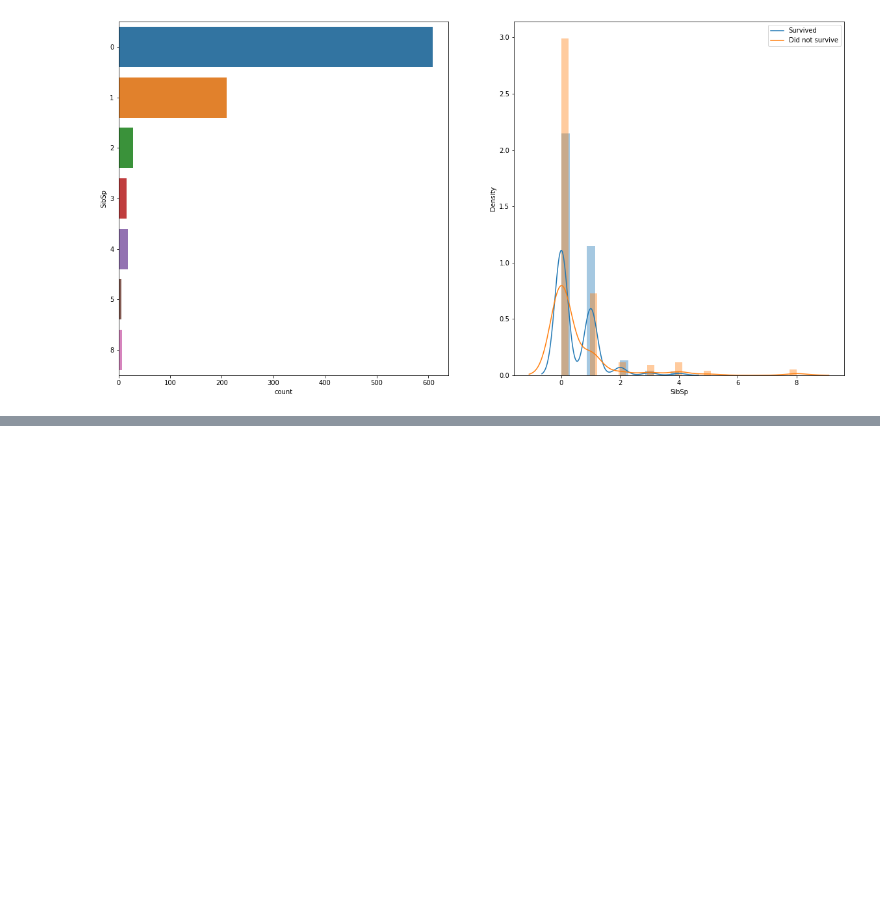
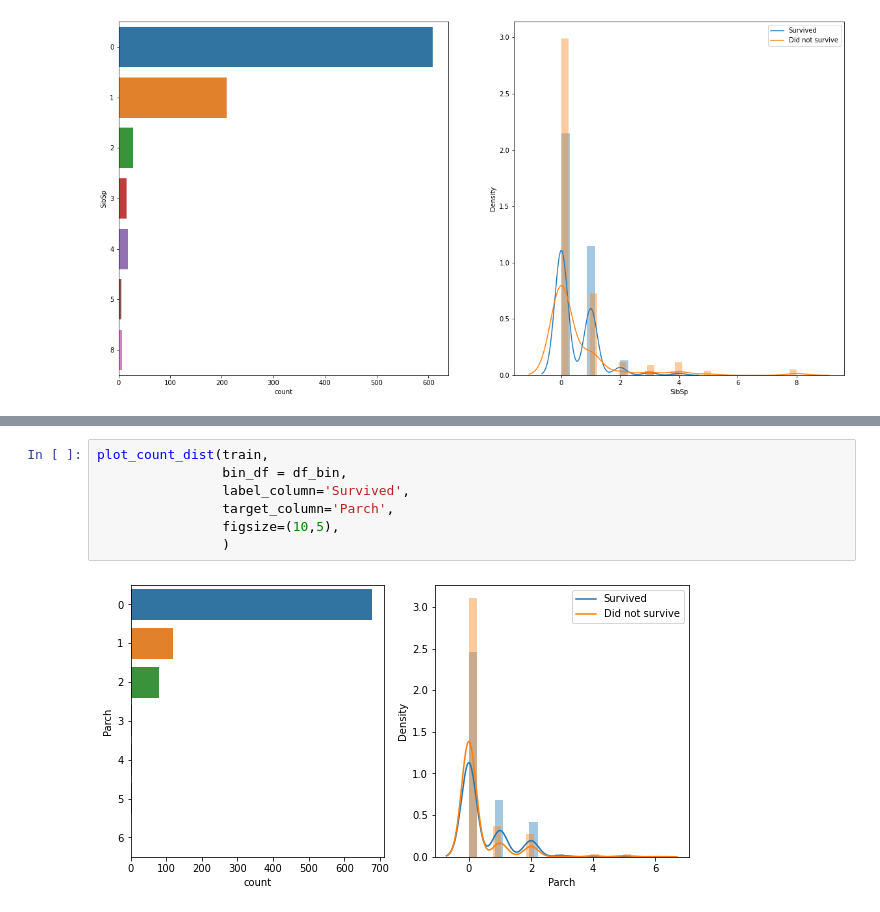
Before and after one commit to Raihan9797/kaggle-titanic, a Jupyter notebook: titanic.ipynb, the cells around one changed output, grey strips where cells are left out. Saved outputs shown, nothing was run; the diff lists cells and outputs as text; blank space fills up the shorter version.

```diff
--- a/titanic.ipynb
+++ b/titanic.ipynb
@@ -477,0 +596,9 @@ plot_count_dist(train,
+# %%
+plot_count_dist(train,
+                bin_df = df_bin,
+                label_column='Survived',
+                target_column='Parch',
+                figsize=(10,5),
+                )
+# %% [output]
+[figure, added]
```
Also changed, not shown: parts of 43 cells of this notebook.
